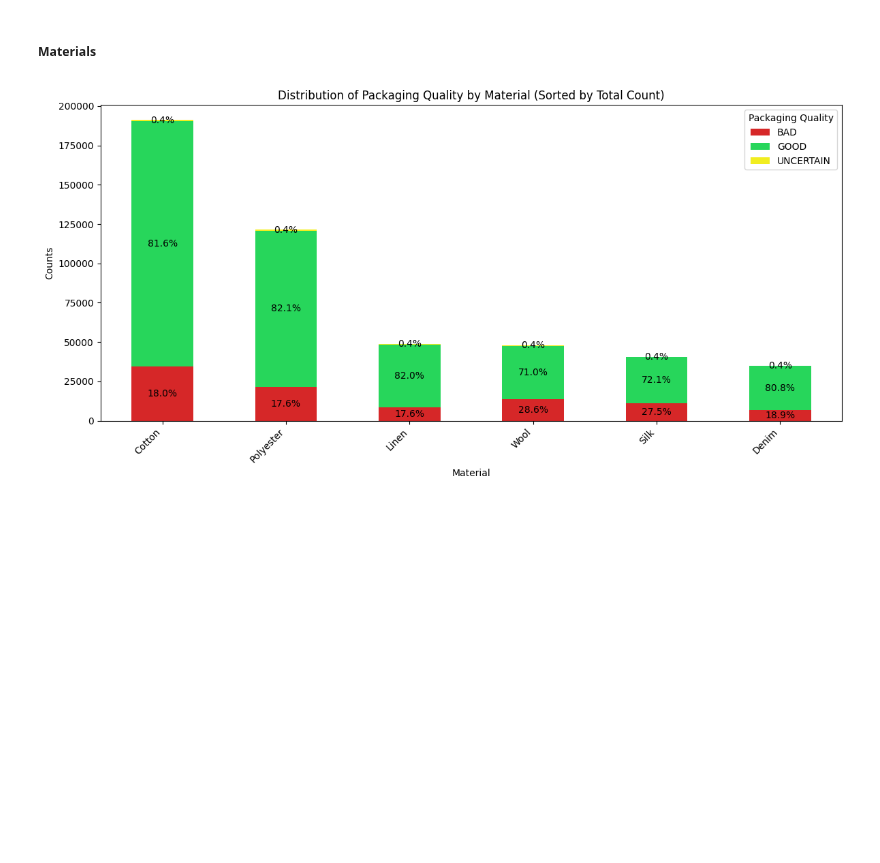
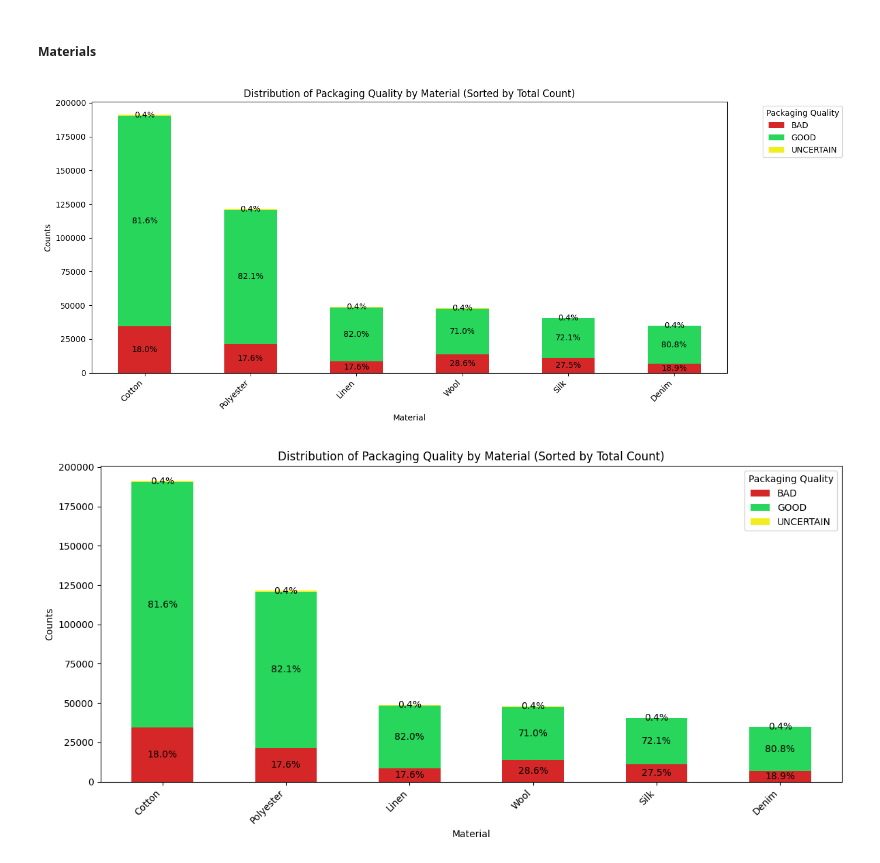
Before and after one commit to uligt/capstone, a Jupyter notebook: EDA/density_report_prod_attribute_packaging_quality.ipynb, the cells around one changed output. Drawn from its saved outputs; the diff is of its cells as text; code cells hidden in the pictures; blank space fills up the shorter version.

```diff
--- a/EDA/density_report_prod_attribute_packaging_quality.ipynb
+++ b/EDA/density_report_prod_attribute_packaging_quality.ipynb
@@ -253,5 +253,40 @@ plt.show()
 # %% [markdown]
 ##### Materials
+# %%
+# Sort material by total count of records (sum across all packaging qualities) in descending order
+packaging_quality_by_material = report_product_attributes.groupby(['Material', 'PackagingQuality']).size().unstack(fill_value=0)
+sorted_material_index = packaging_quality_by_material.sum(axis=1).sort_values(ascending=False).index
+sorted_packaging_quality_by_material = packaging_quality_by_material.loc[sorted_material_index]
+
+# Plot the sorted distribution
+ax = sorted_packaging_quality_by_material.plot(
+    kind='bar',
+    stacked=True,
+    figsize=(12, 6),
+    color=[color_map_base.get(col, None) for col in sorted_packaging_quality_by_material.columns]
+)
+plt.title('Distribution of Packaging Quality by Material (Sorted by Total Count)')
+plt.xlabel('Material')
+plt.ylabel('Counts')
+plt.xticks(rotation=45, ha='right')
+plt.tight_layout()
+
+# Move legend outside the plot box
+plt.legend(title='Packaging Quality', bbox_to_anchor=(1.05, 1), loc='upper left')
+
+# Add percentage labels
+for i, garment_type in enumerate(sorted_packaging_quality_by_material.index):
+    total = sorted_packaging_quality_by_material.loc[garment_type].sum()
+    bottom = 0
+    for quality in sorted_packaging_quality_by_material.columns:
+        value = sorted_packaging_quality_by_material.loc[garment_type, quality]
+        percentage = (value / total) * 100
+        ax.text(i, bottom + value / 2, f'{percentage:.1f}%', ha='center', va='center', fontsize=10)
+        bottom += value
+
+plt.show()
+# %% [output]
+[figure, added]
 # %%
 # Sort material by total count of records (sum across all packaging qualities) in descending order
 packaging_quality_by_material = report_product_attributes.groupby(['Material', 'PackagingQuality']).size().unstack(fill_value=0)
```
Also changed, not shown: parts of 1 cell of this notebook.
